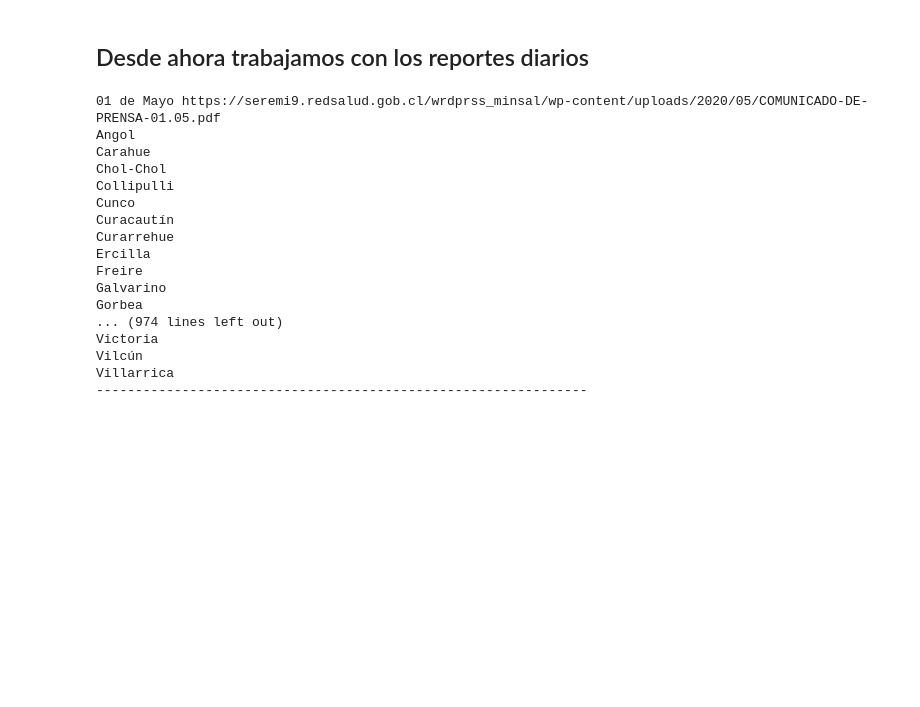
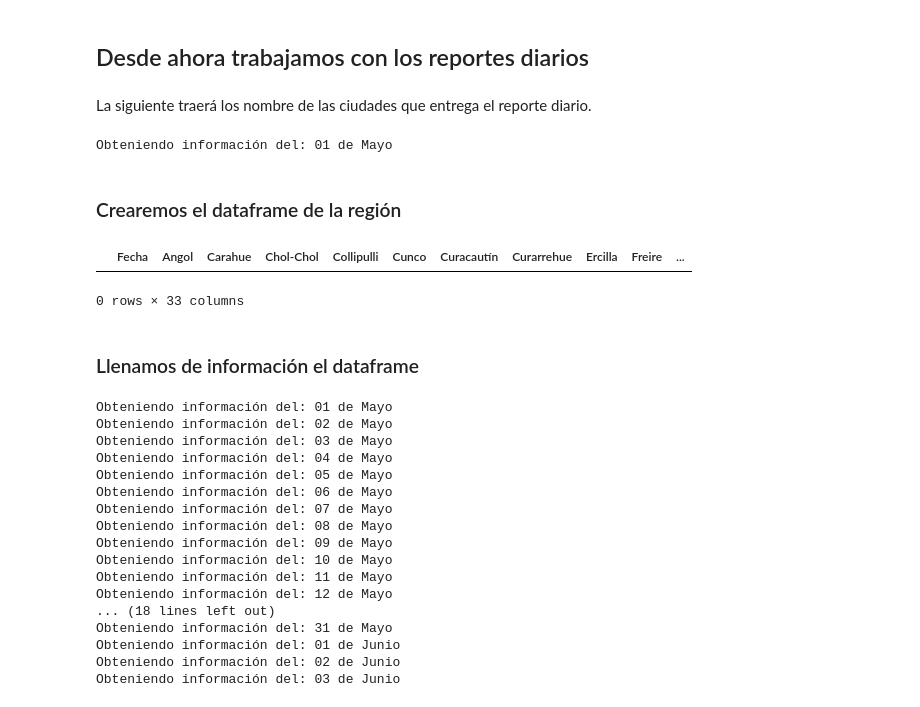
Before and after one commit to patricionicolas/Covid-19-Chile, a Jupyter notebook: Araucania/Scraping.ipynb, the cells around one changed output. Saved outputs shown, nothing was run; the diff lists cells and outputs as text; code cells hidden in the pictures; blank space fills up the shorter version.

```diff
--- a/Araucania/Scraping.ipynb
+++ b/Araucania/Scraping.ipynb
@@ -70,23 +86,47 @@ def get_data(elemento):
+# %% [markdown]
+La siguiente traerá los nombre de las ciudades que entrega el reporte diario.
+# %%
+def get_citys(fecha, url):
+    ciudades = ['Fecha']
+    data     = get_info(fecha, url)
+    for d in data:
+        if is_city(d):
+            ciudades.append(d)
+    return ciudades
+
+ciudades = get_citys(reportes_diarios[0]['fecha'], reportes_diarios[0]['url'])
+# %% [output]
+Obteniendo información del: 01 de Mayo
+# %% [markdown]
+### Crearemos el dataframe de la región
+# %%
+araucania = pd.DataFrame(columns=ciudades)
+araucania
+# %% [output]
+|  | Fecha | Angol | Carahue | Chol-Chol | Collipulli | Cunco | Curacautín | Curarrehue | Ercilla | Freire | ... |
+0 rows × 33 columns
+# %% [markdown]
+### Llenamos de información el dataframe
 # %%
 for r in reportes_diarios:
-    texto = get_info(r['fecha'], r['url'])
-    get_data(texto)
-    print ("---------------------------------------------------------------")
+    texto     = get_info(r['fecha'], r['url'])       # Obtenemos el texto de la primera pagina del informe
+    data      = get_data(texto, r['fecha'])          # Obtenemos la data
+    araucania.loc[len(araucania)] = data             # Creamos el data frame
 # %% [output]
-01 de Mayo https://seremi9.redsalud.gob.cl/wrdprss_minsal/wp-content/uploads/2020/05/COMUNICADO-DE-PRENSA-01.05.pdf
-Angol
-Carahue
-Chol-Chol
-Collipulli
-Cunco
-Curacautín
-Curarrehue
-Ercilla
-Freire
-Galvarino
-Gorbea
-... (974 lines left out)
-Victoria
-Vilcún
-Villarrica
----------------------------------------------------------------
+Obteniendo información del: 01 de Mayo
+Obteniendo información del: 02 de Mayo
+Obteniendo información del: 03 de Mayo
+Obteniendo información del: 04 de Mayo
+Obteniendo información del: 05 de Mayo
+Obteniendo información del: 06 de Mayo
+Obteniendo información del: 07 de Mayo
+Obteniendo información del: 08 de Mayo
+Obteniendo información del: 09 de Mayo
+Obteniendo información del: 10 de Mayo
+Obteniendo información del: 11 de Mayo
+Obteniendo información del: 12 de Mayo
+... (18 lines left out)
+Obteniendo información del: 31 de Mayo
+Obteniendo información del: 01 de Junio
+Obteniendo información del: 02 de Junio
+Obteniendo información del: 03 de Junio
```
Also changed, not shown: parts of 5 cells of this notebook.
